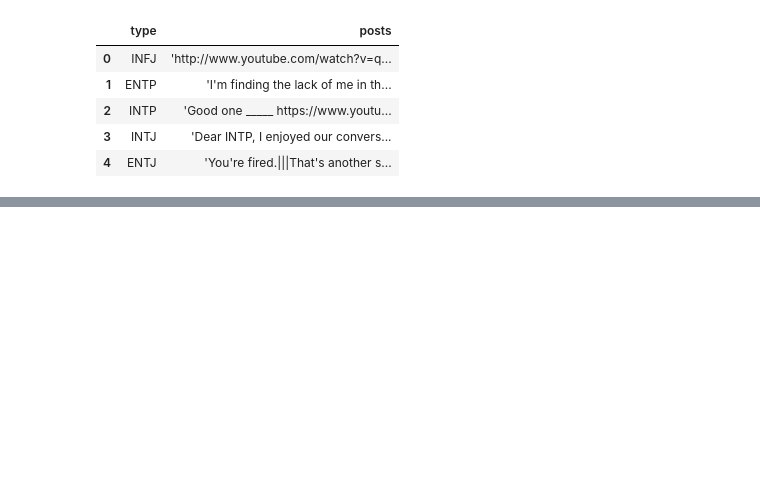
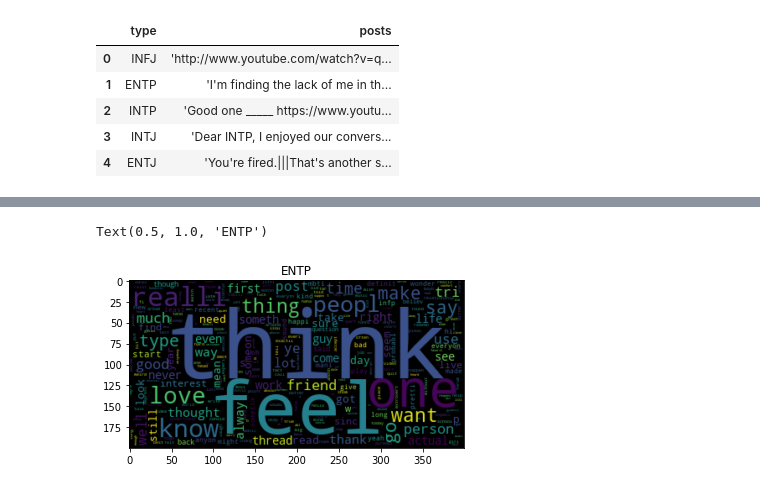
Before and after one commit to SidV2/PersonalityIndicator, a Jupyter notebook: NLP.ipynb, the cells around one changed output, grey strips where cells are left out. Cells and saved outputs as stored; diff of their text form; code cells hidden in the pictures; blank space fills up the shorter version.

```diff
--- a/NLP.ipynb
+++ b/NLP.ipynb
@@ -240,0 +323,14 @@ Personality type: INTP
+# %%
+columnsENTP = list(PI_Collection.find({"type": "ENTP"}))
+datafENTP = pd.DataFrame(columnsENTP)
+datafENTPPosts = datafENTP["posts"]
+datafENTPPosts
+
+postType = "ENTP"
+df_ENTP = datafINFPPosts
+wordcloud = WordCloud(max_words=1628,relative_scaling=1,normalize_plurals=False).generate(df_ENTP.to_string())
+plt.imshow(wordcloud, interpolation='bilinear')
+plt.title(postType)
+# %% [output]
+Text(0.5, 1.0, 'ENTP')
+[figure, added]
```
Also changed, not shown: parts of 26 cells of this notebook.
